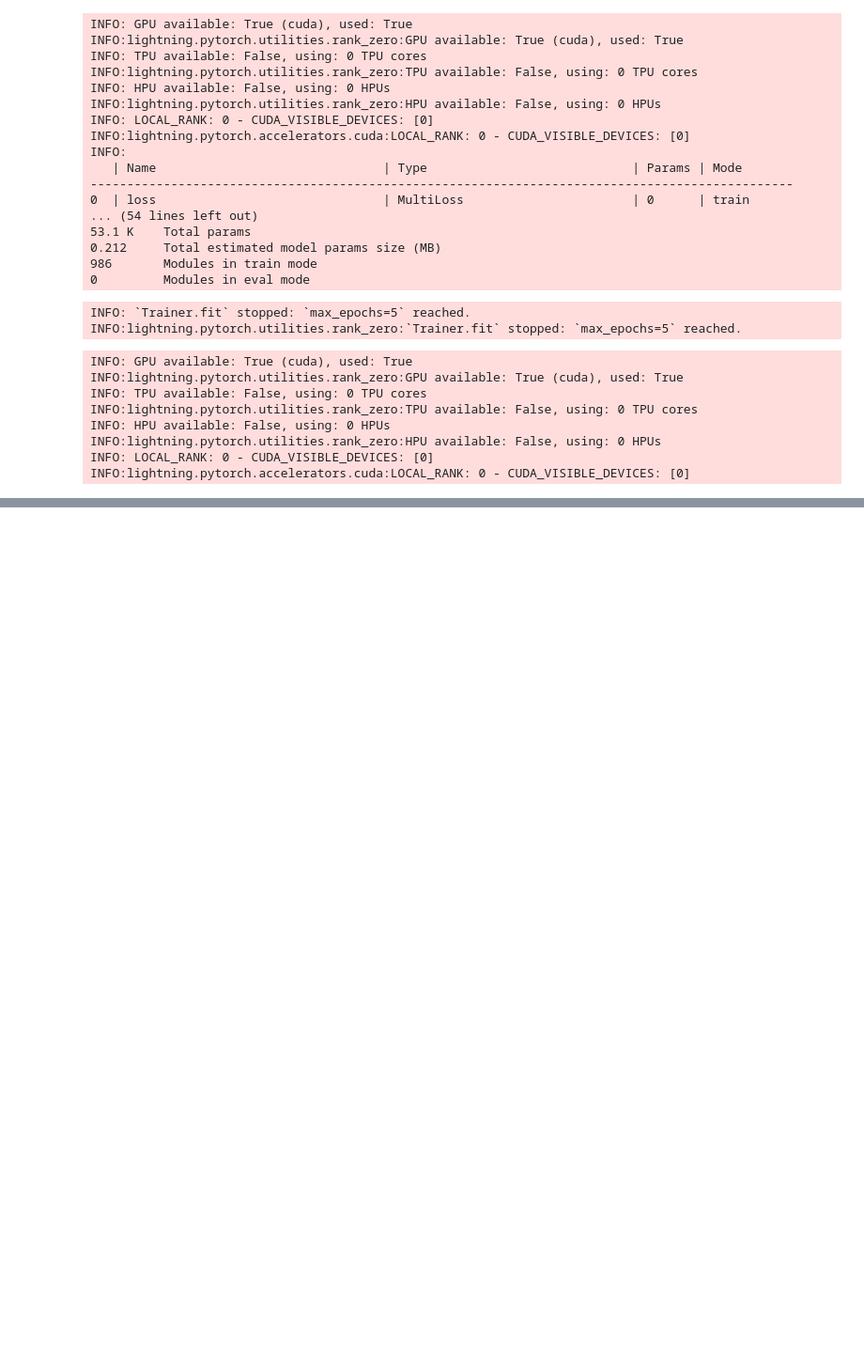
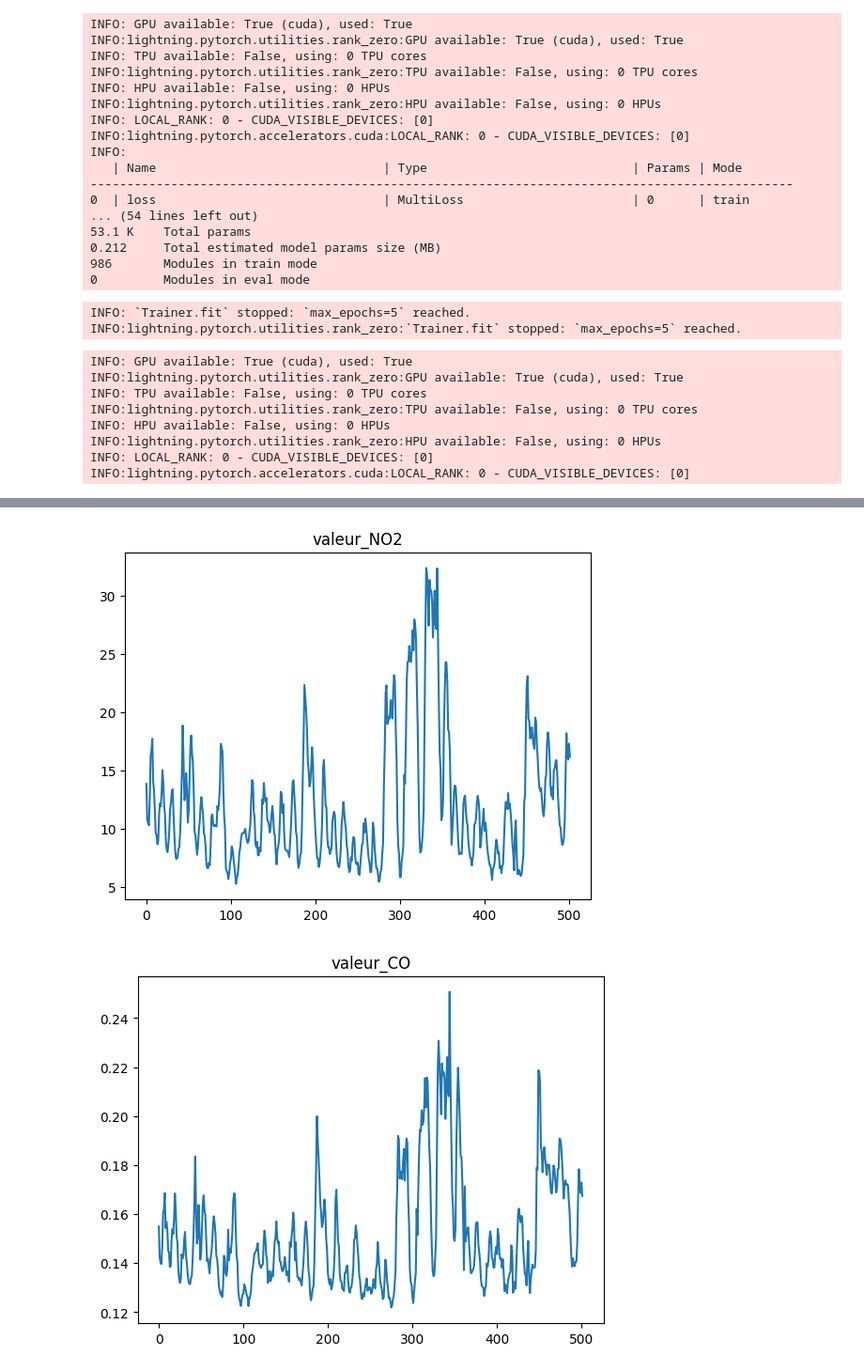
Before and after one commit to matthieudelsart/time_series_project, a Jupyter notebook: test_TFT.ipynb, the cells around one changed output, grey strips where cells are left out. Shown: that part at 94% size. Drawn from its saved outputs; the diff is of its cells as text; code cells hidden in the pictures; blank space fills up the shorter version.

```diff
--- a/test_TFT.ipynb
+++ b/test_TFT.ipynb
@@ -91,7 +91,7 @@ train_dataset = TimeSeriesDataSet(
     group_ids=["location"],
     max_encoder_length=max_encoder_length,
     max_prediction_length=max_prediction_length,
-    time_varying_unknown_reals=["valeur_NO2", "valeur_CO", "valeur_O3", "valeur_PM10", "valeur_PM25"],
+    time_varying_unknown_reals=["valeur_NO2", "valeur_CO", "valeur_O3", "valeur_PM10", "valeur_PM25", "car_flow"],
     time_varying_known_reals=features,
     add_relative_time_idx=True,
     add_target_scales=True,
@@ -169,7 +169,7 @@ INFO:
 INFO: `Trainer.fit` stopped: `max_epochs=5` reached.
 INFO:lightning.pytorch.utilities.rank_zero:`Trainer.fit` stopped: `max_epochs=5` reached.
 # %%
-tft.predict(val_dataloader)
+prediction = tft.predict(val_dataloader)
 # %% [output]
 INFO: GPU available: True (cuda), used: True
 INFO:lightning.pytorch.utilities.rank_zero:GPU available: True (cuda), used: True
@@ -181,0 +186,3 @@ INFO:lightning.pytorch.accelerators.cuda:LOCAL_RANK: 0 - CUDA_VISIBLE_DEVICES: [
+# %%
+last_prediction = [prediction[i][-1,:] for i in range(5)]
+last_prediction
@@ -181,0 +207,12 @@ INFO:lightning.pytorch.accelerators.cuda:LOCAL_RANK: 0 - CUDA_VISIBLE_DEVICES: [
+# %%
+from matplotlib import pyplot as plt
+
+targets = ["valeur_NO2", "valeur_CO", "valeur_O3", "valeur_PM10", "valeur_PM25"]
+
+for i, element in enumerate(last_prediction):
+  plt.plot(element.cpu().numpy())
+  plt.title(targets[i])
+  plt.show()
+# %% [output]
+[figure, added]
+[figure, added]
```
Also changed, not shown: parts of 9 cells of this notebook, 3 other files.
